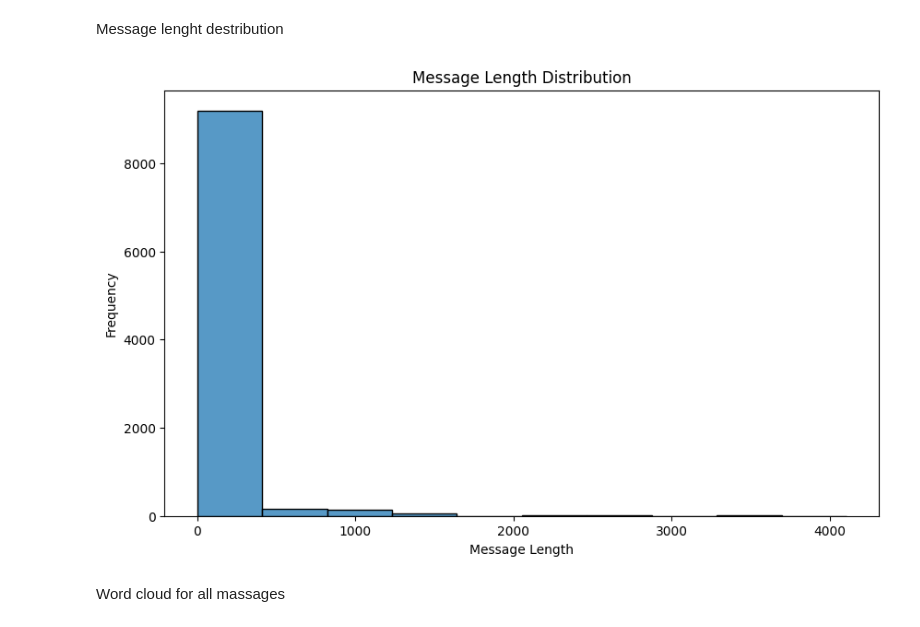
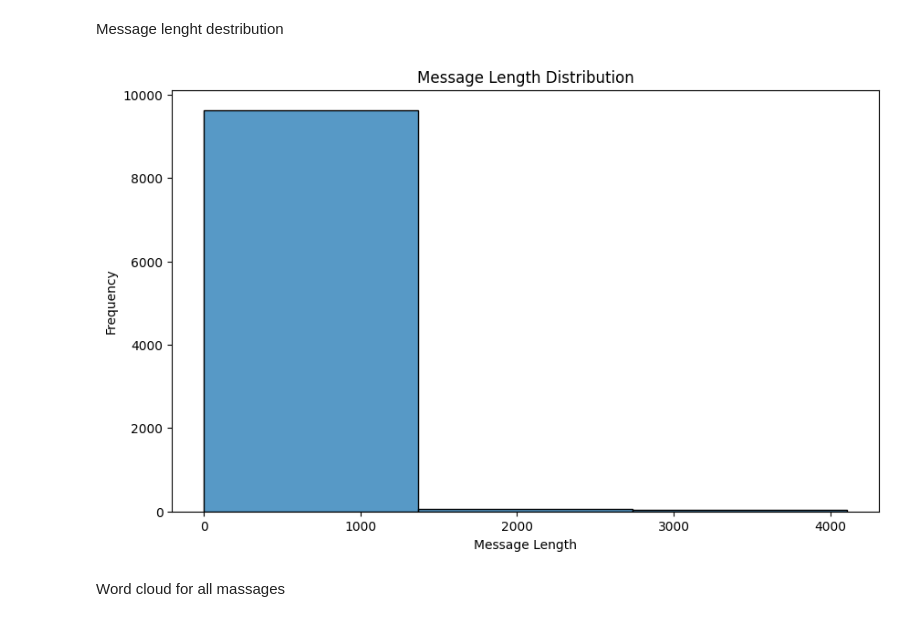
Before and after one commit to ada1312/telegram-scraping-etl, a Jupyter notebook: analysis/chat_analysis.ipynb, the cells around one changed output. Cells and saved outputs as stored; diff of their text form; code cells hidden in the pictures.

```diff
--- a/analysis/chat_analysis.ipynb
+++ b/analysis/chat_analysis.ipynb
@@ -228,13 +251,13 @@ Message lenght destribution
 # %%
 chat_history_df['message_length'] = chat_history_df['text'].astype(str).str.len()
 plt.figure(figsize=(10, 6))
-sns.histplot(chat_history_df['message_length'], bins=10, kde=False)
+sns.histplot(chat_history_df['message_length'], bins=3, kde=False)
 plt.title('Message Length Distribution')
 plt.xlabel('Message Length')
 plt.ylabel('Frequency')
 plt.show()
 # %% [output]
-[figure, old version]
+[figure, new version]
 # %% [markdown]
 Word cloud for all massages
 # %%
```
Also changed, not shown: parts of 6 cells of this notebook.
